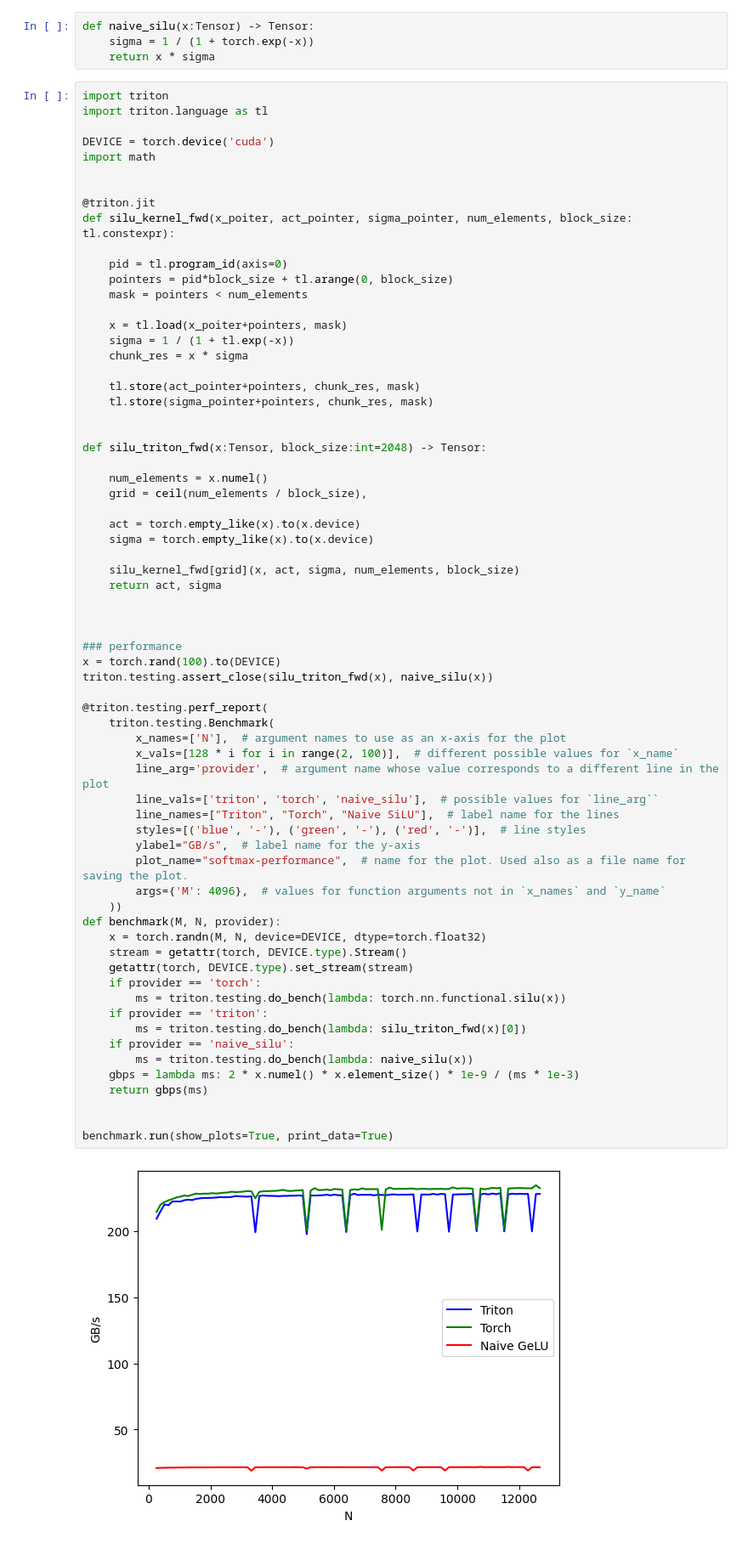
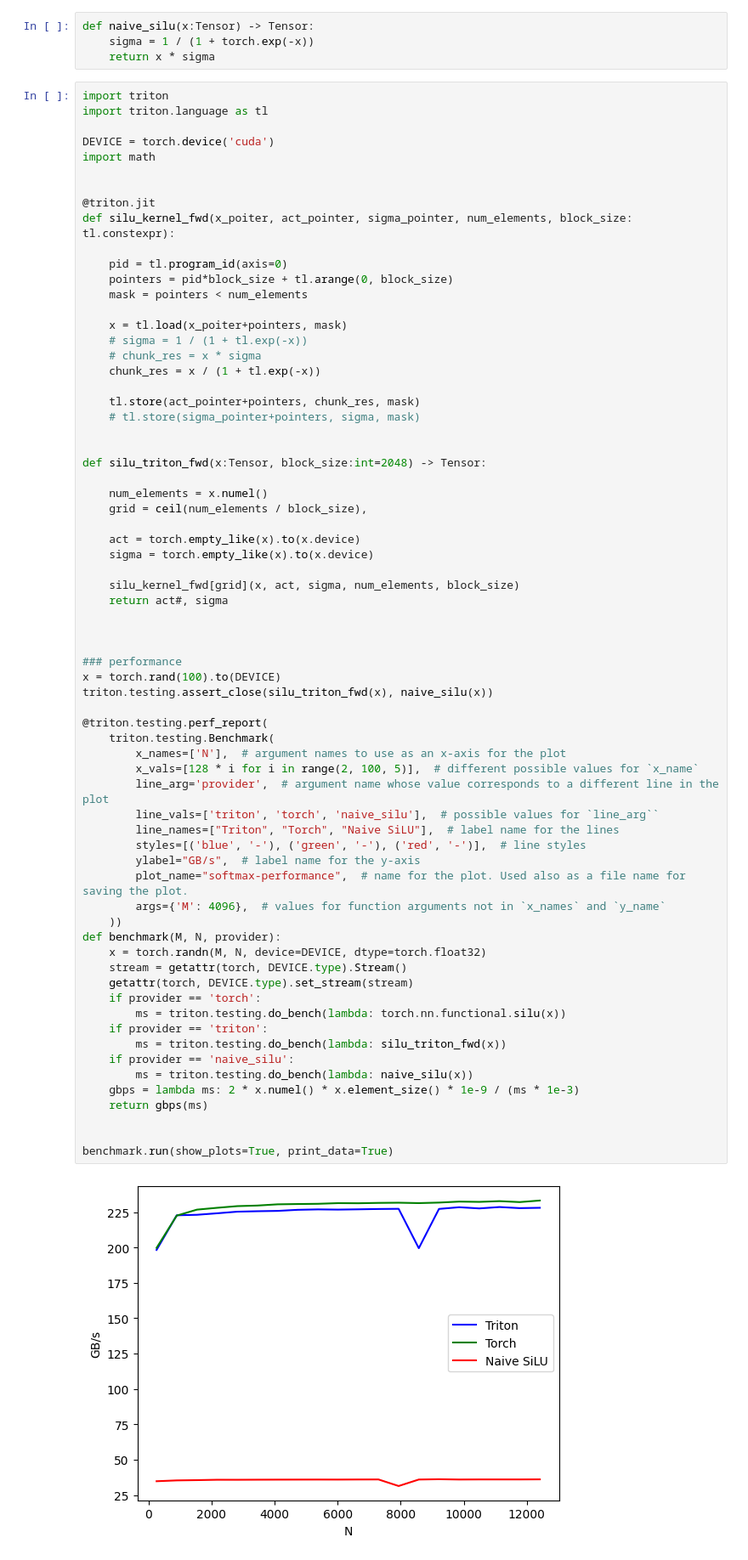
Before and after one commit to matteobonotto/triton, a Jupyter notebook: examples/silu.ipynb, the cells around one changed output. Shown: that part at 85% size. Saved outputs shown, nothing was run; the diff lists cells and outputs as text.

```diff
--- a/examples/silu.ipynb
+++ b/examples/silu.ipynb
@@ -27,11 +27,12 @@ def silu_kernel_fwd(x_poiter, act_pointer, sigma_pointer, num_elements, block_si
     mask = pointers < num_elements
 
     x = tl.load(x_poiter+pointers, mask)
-    sigma = 1 / (1 + tl.exp(-x))
-    chunk_res = x * sigma
+    # sigma = 1 / (1 + tl.exp(-x))
+    # chunk_res = x * sigma
+    chunk_res = x / (1 + tl.exp(-x))
 
     tl.store(act_pointer+pointers, chunk_res, mask)
-    tl.store(sigma_pointer+pointers, chunk_res, mask)
+    # tl.store(sigma_pointer+pointers, sigma, mask)
 
 
 def silu_triton_fwd(x:Tensor, block_size:int=2048) -> Tensor:
@@ -43,41 +44,41 @@ def silu_triton_fwd(x:Tensor, block_size:int=2048) -> Tensor:
     sigma = torch.empty_like(x).to(x.device)
 
     silu_kernel_fwd[grid](x, act, sigma, num_elements, block_size)
-    return act, sigma
+    return act#, sigma
 
 
 
 ### performance
 x = torch.rand(100).to(DEVICE)
 triton.testing.assert_close(silu_triton_fwd(x), naive_silu(x))
 
 @triton.testing.perf_report(
     triton.testing.Benchmark(
         x_names=['N'],  # argument names to use as an x-axis for the plot
-        x_vals=[128 * i for i in range(2, 100)],  # different possible values for `x_name`
+        x_vals=[128 * i for i in range(2, 100, 5)],  # different possible values for `x_name`
         line_arg='provider',  # argument name whose value corresponds to a different line in the plot
         line_vals=['triton', 'torch', 'naive_silu'],  # possible values for `line_arg``
         line_names=["Triton", "Torch", "Naive SiLU"],  # label name for the lines
         styles=[('blue', '-'), ('green', '-'), ('red', '-')],  # line styles
         ylabel="GB/s",  # label name for the y-axis
         plot_name="softmax-performance",  # name for the plot. Used also as a file name for saving the plot.
         args={'M': 4096},  # values for function arguments not in `x_names` and `y_name`
     ))
 def benchmark(M, N, provider):
     x = torch.randn(M, N, device=DEVICE, dtype=torch.float32)
     stream = getattr(torch, DEVICE.type).Stream()
     getattr(torch, DEVICE.type).set_stream(stream)
     if provider == 'torch':
         ms = triton.testing.do_bench(lambda: torch.nn.functional.silu(x))
     if provider == 'triton':
-        ms = triton.testing.do_bench(lambda: silu_triton_fwd(x)[0])
+        ms = triton.testing.do_bench(lambda: silu_triton_fwd(x))
     if provider == 'naive_silu':
         ms = triton.testing.do_bench(lambda: naive_silu(x))
     gbps = lambda ms: 2 * x.numel() * x.element_size() * 1e-9 / (ms * 1e-3)
     return gbps(ms)
 
 
 benchmark.run(show_plots=True, print_data=True)
 # %% [output]
-[figure, old version]
+[figure, new version]
 softmax-performance:
```
Also changed, not shown: parts of 4 cells of this notebook.
